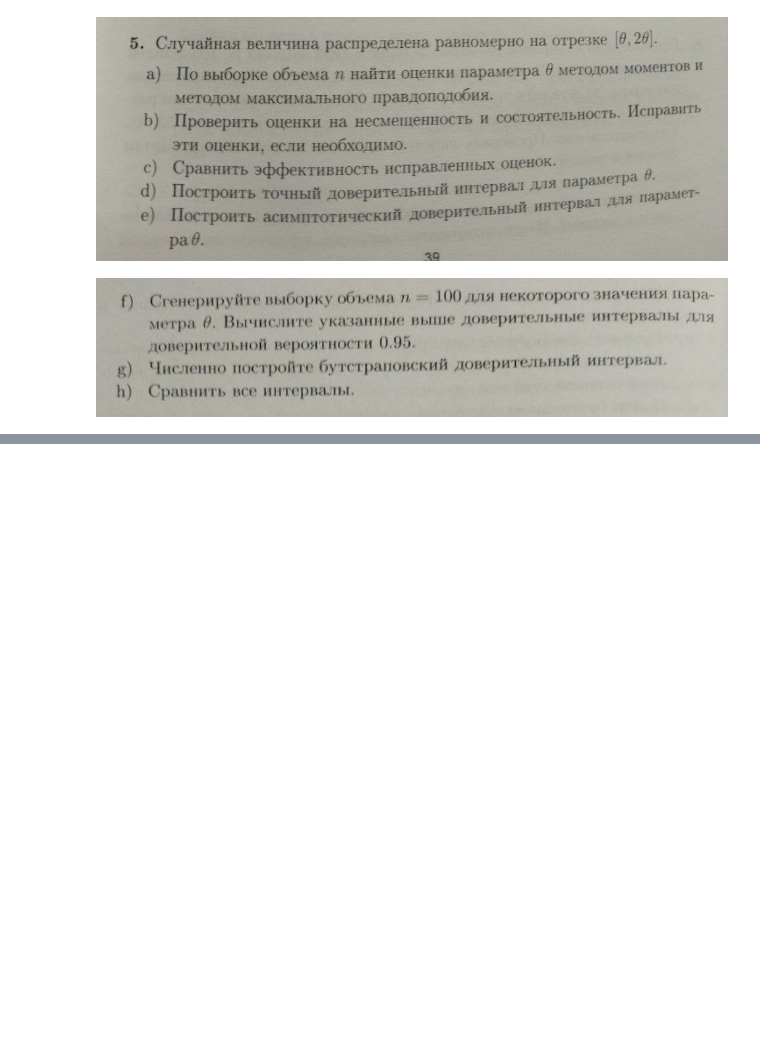
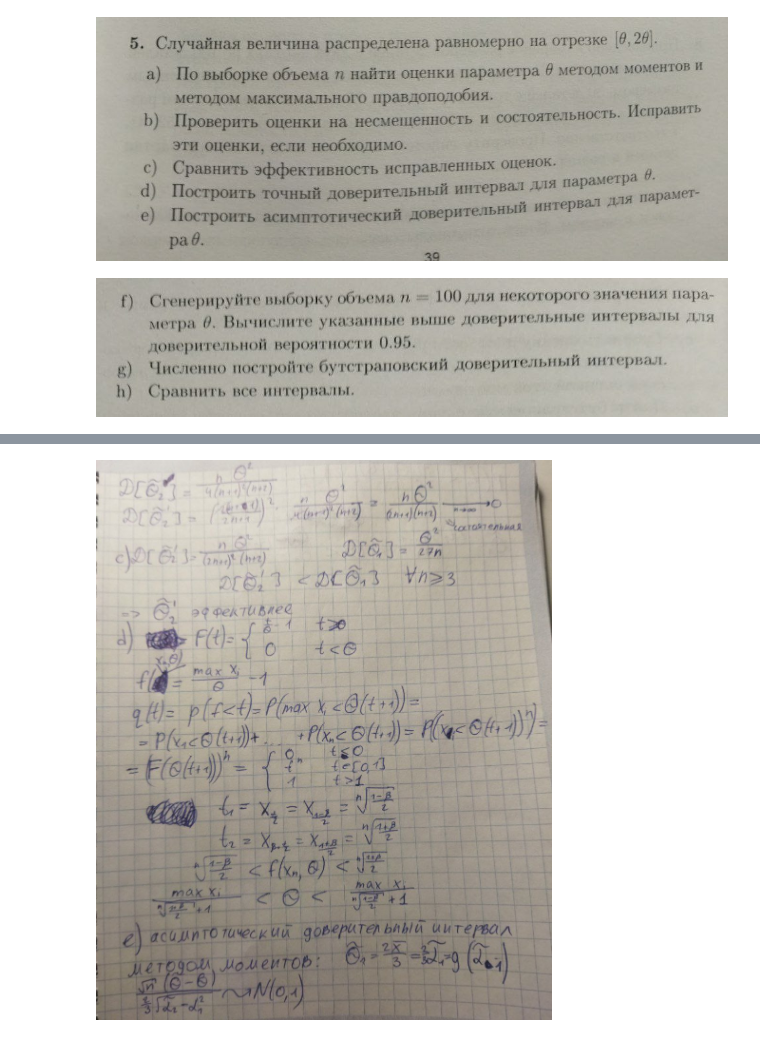
Before and after one commit to Salnikova-Lida/Math_stat_2025_spring, a Jupyter notebook: assignment_1/task5.ipynb, the cells around one changed output, grey strips where cells are left out. Drawn from its saved outputs; the diff is of its cells as text; code cells hidden in the pictures; blank space fills up the shorter version.

```diff
--- a/assignment_1/task5.ipynb
+++ b/assignment_1/task5.ipynb
@@ -10,0 +15,4 @@ Image("images/photo_5350278556795665965_y.jpg")
+# %%
+Image("images/photo_5406847798684545508_y.jpg")
+# %% [output]
+[figure, added]
```
Also changed, not shown: parts of 5 cells of this notebook, 6 other files.
